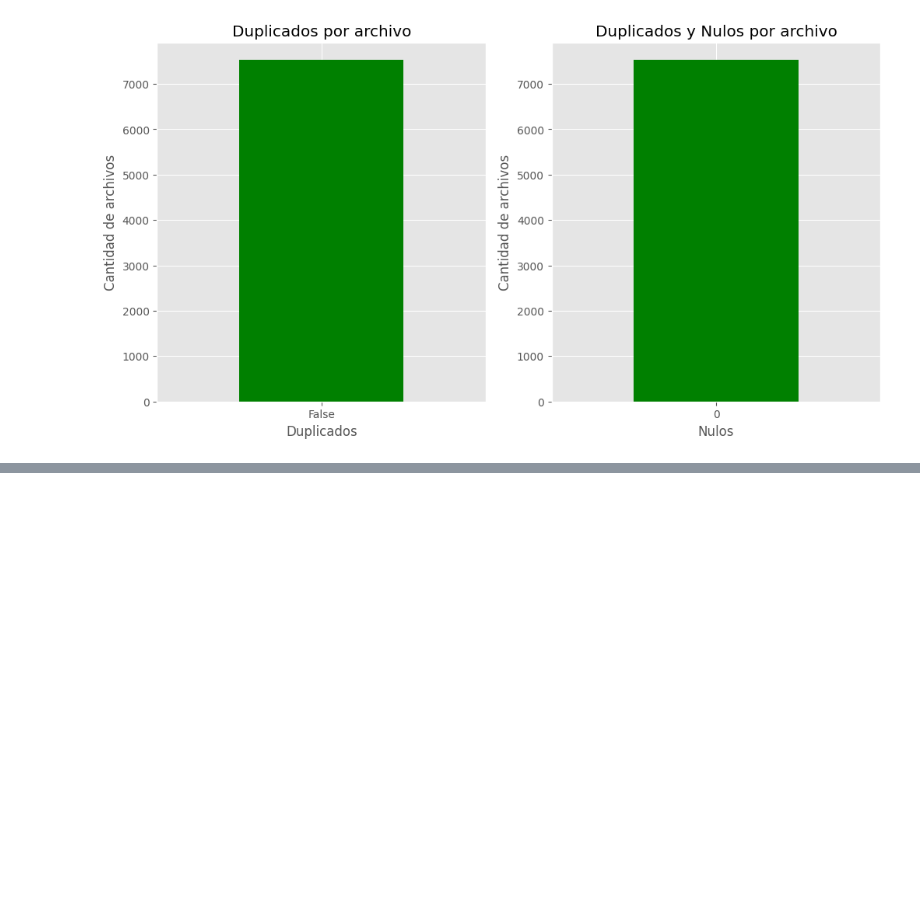
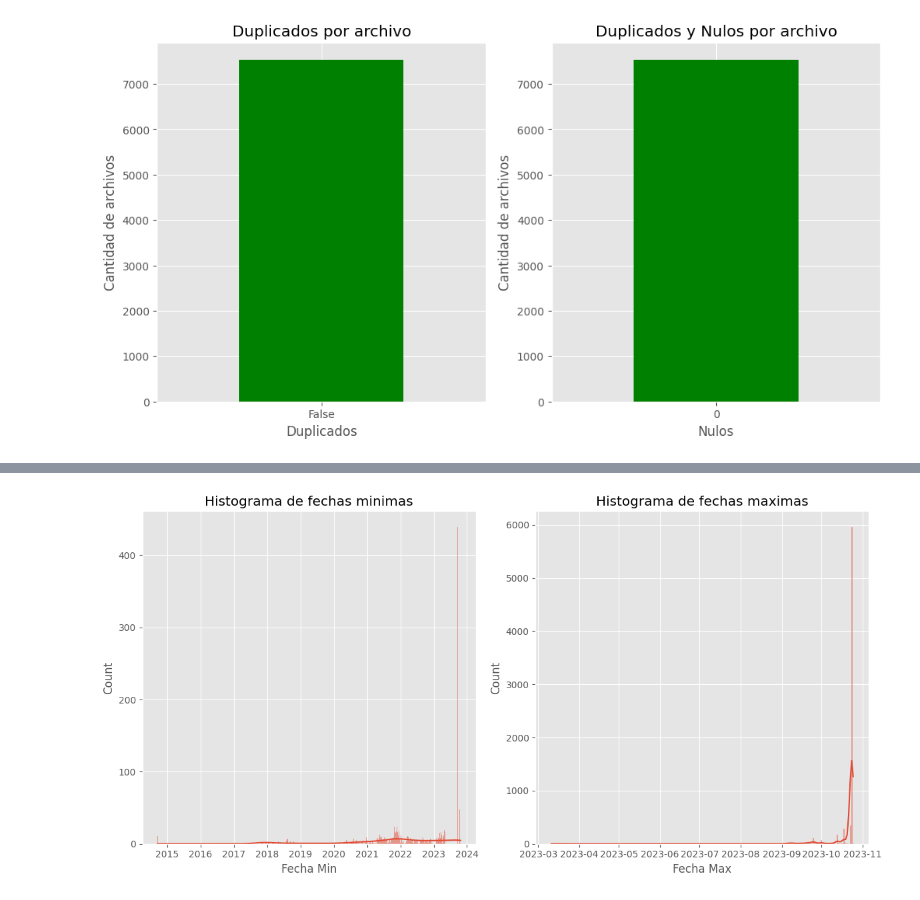
Before and after one commit to R0SEWT/ML-Island, a Jupyter notebook: Fundamentos de ML y preparacion de datos/01_ML_Preprocesamiento_CriptoMonedas.ipynb, the cells around one changed output, grey strips where cells are left out. Cells and saved outputs as stored; diff of their text form; code cells hidden in the pictures; blank space fills up the shorter version.

```diff
--- a/Fundamentos de ML y preparacion de datos/01_ML_Preprocesamiento_CriptoMonedas.ipynb
+++ b/Fundamentos de ML y preparacion de datos/01_ML_Preprocesamiento_CriptoMonedas.ipynb
@@ -308,0 +443,3 @@ plt.show()
+# %%
+df_all.to_csv("Ejercicio-Preprocesamiento/clean_data.csv", index=False)
+df_all = pd.read_csv("Ejercicio-Preprocesamiento/clean_data.csv")
@@ -308,0 +448,8 @@ plt.show()
+# %%
+# fechas por cada criptomoneda
+df_all['Date'] = pd.to_datetime(df_all['Date'])
+
+# No deberias ser necesario, pero asegurarnos que no hay fechas duplicadas para cada criptomoneda
+duplicados = df_all.duplicated(subset=['Date', 'Symbol'], keep=False)
+duplicados_count = duplicados.sum()
+duplicados_count
@@ -308,0 +458,15 @@ plt.show()
+# %%
+# fecha mas reciente por criptomoneda
+df_all['Date'] = pd.to_datetime(df_all['Date'])
+df_all['Date'] = df_all['Date'].dt.date
+
+fecha_resumen = df_all.groupby('Symbol')['Date'].agg(['max', 'min'])
+fecha_resumen.columns = ['Fecha Min', 'Fecha Max']
+
+# Resetear el índice para facilitar la unión
+fecha_resumen = fecha_resumen.reset_index()
+
+fecha_resumen.head()
+
+# Unir la información de fechas con el DataFrame original
+df_metadata = df_metadata.merge(fecha_resumen, left_on='Coin Pair Symbol', right_on='Symbol', how='left')
@@ -308,0 +482,13 @@ plt.show()
+# %%
+# graficar las fechas minimas y maximas de cada criptomoneda
+plt.figure(figsize=(12, 6))
+plt.subplot(121)
+sns.histplot(df_metadata['Fecha Min'], bins=50, kde=True)
+plt.title('Histograma de fechas minimas')
+plt.subplot(122)
+sns.histplot(df_metadata['Fecha Max'], bins=50, kde=True)
+plt.title('Histograma de fechas maximas')
+plt.tight_layout()
+plt.show()
+# %% [output]
+[figure, added]
```
Also changed, not shown: parts of 16 cells of this notebook, 5 other files.
